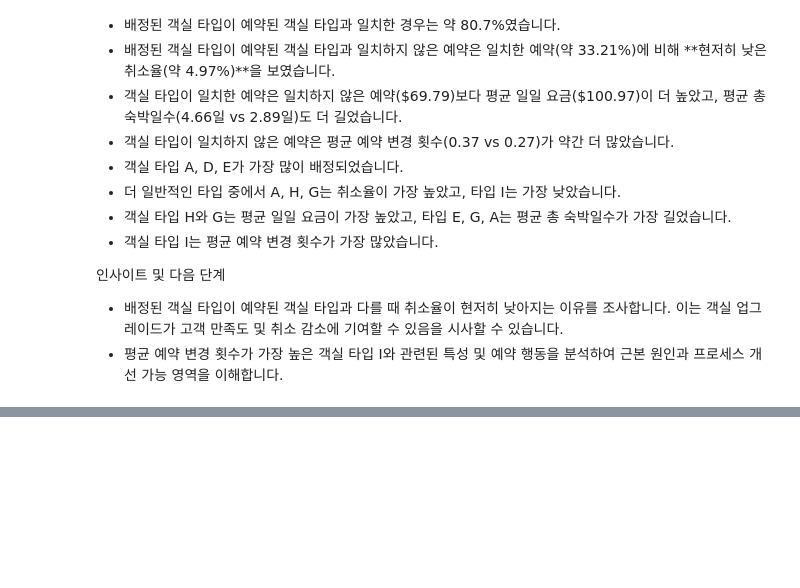
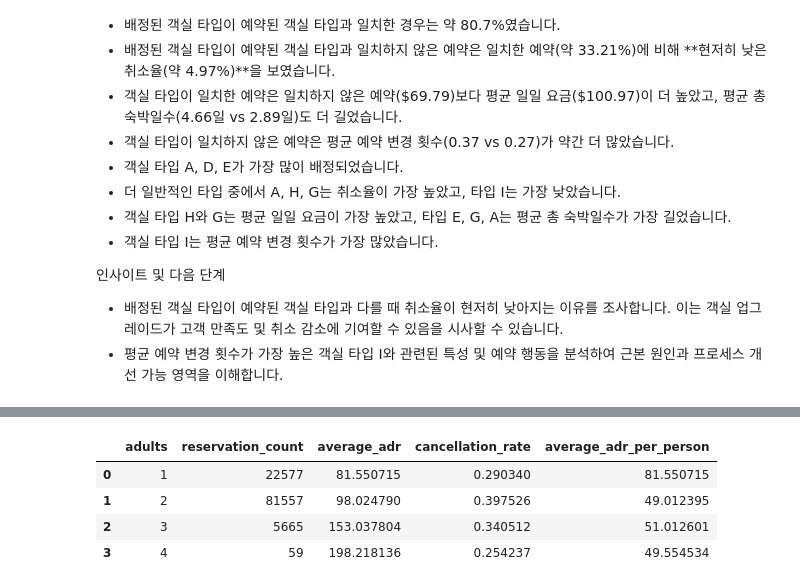
Before and after one commit to otto-Choi/Project-hotel_booking, a Jupyter notebook: notebooks/01_eda_customer_type.ipynb, the cells around one changed output, grey strips where cells are left out. Drawn from its saved outputs; the diff is of its cells as text; code cells hidden in the pictures; blank space fills up the shorter version.

```diff
--- a/notebooks/01_eda_customer_type.ipynb
+++ b/notebooks/01_eda_customer_type.ipynb
@@ -1336,0 +1544,91 @@ L과 P의 취소율이 100%로 관찰되었으나, 이는 적은 데이터 수
+# %%
+import pandas as pd
+import plotly.express as px
+
+# 성인으로만 구성된 예약 필터링 (children == 0, babies == 0)
+adults_only_df = df[(df['children'] == 0) & (df['babies'] == 0)].copy()
+
+# 분석 대상 성인 수 (1, 2, 3, 4)에 해당하는 데이터만 필터링
+adult_counts_to_analyze = [1, 2, 3, 4]
+filtered_adults_only_df = adults_only_df[adults_only_df['adults'].isin(adult_counts_to_analyze)]
+
+# 인당 평균 ADR 계산
+filtered_adults_only_df['adr_per_person'] = filtered_adults_only_df['adr'] / filtered_adults_only_df['adults']
+
+# 전체 평균 계산 (필터링된 데이터 기준)
+overall_avg_adr_filtered = filtered_adults_only_df['adr'].mean()
+overall_avg_cancellation_rate_filtered = filtered_adults_only_df['is_canceled'].mean()
+overall_avg_adr_per_person_filtered = filtered_adults_only_df['adr_per_person'].mean()
+
+
+# 성인 수별 분석
+analysis_by_adult_count = filtered_adults_only_df.groupby('adults').agg(
+    reservation_count=('adults', 'count'),
+    average_adr=('adr', 'mean'),
+    cancellation_rate=('is_canceled', 'mean'),
+    average_adr_per_person=('adr_per_person', 'mean') # 인당 평균 ADR 추가
+).reset_index() # 인덱스를 열로 변환
+
+print("성인으로만 구성된 예약 중 성인 수별 분석:")
+display(analysis_by_adult_count)
+
+
+# 1. 성인 수별 예약 건수 시각화
+fig_count = px.bar(analysis_by_adult_count, x='adults', y='reservation_count',
+                   title='성인으로만 구성된 예약 중 성인 수별 예약 건수',
+                   labels={'adults': '성인 수', 'reservation_count': '예약 건수'},
+                   color='adults',
+                   color_continuous_scale=px.colors.qualitative.Plotly,
+                   text='reservation_count')
+fig_count.update_layout(xaxis=dict(tickmode='linear')) # x축 틱을 선형으로 설정
+fig_count.update_traces(textposition='outside')
+fig_count.show()
+
+
+# 2. 성인 수별 평균 ADR 시각화
+fig_adr = px.bar(analysis_by_adult_count, x='adults', y='average_adr',
+                 title='성인으로만 구성된 예약 중 성인 수별 평균 ADR',
+                 labels={'adults': '성인 수', 'average_adr': '평균 ADR'},
+                 color='adults',
+                 color_continuous_scale=px.colors.qualitative.Plotly,
+                 text=analysis_by_adult_count['average_adr'].round(2))
+fig_adr.update_layout(xaxis=dict(tickmode='linear'))
+fig_adr.update_traces(textposition='outside')
+
+# 전체 평균 ADR 점선 추가
+fig_adr.add_hline(y=overall_avg_adr_filtered, line_dash="dash", line_color="red", annotation_text=f"전체 평균 ADR: {overall_avg_adr_filtered:.2f}", annotation_position="bottom right")
+
+fig_adr.show()
+
+
+# 3. 성인 수별 예약 취소율 시각화
+fig_canceled = px.bar(analysis_by_adult_count, x='adults', y='cancellation_rate',
+                      title='성인으로만 구성된 예약 중 성인 수별 예약 취소율',
+                      labels={'adults': '성인 수', 'cancellation_rate': '예약 취소율'},
+                      color='adults',
+                      color_continuous_scale=px.colors.qualitative.Plotly,
+                      text=analysis_by_adult_count['cancellation_rate'].apply(lambda x: f'{x:.2%}'))
+fig_canceled.update_layout(xaxis=dict(tickmode='linear'))
+fig_canceled.update_traces(textposition='outside')
+
+# 전체 평균 취소율 점선 추가
+fig_canceled.add_hline(y=overall_avg_cancellation_rate_filtered, line_dash="dash", line_color="red", annotation_text=f"전체 평균 취소율: {overall_avg_cancellation_rate_filtered:.2%}", annotation_position="bottom right")
+
+
+fig_canceled.show()
+
+# 4. 성인 수별 인당 평균 ADR 시각화 (새로 추가)
+fig_adr_per_person = px.bar(analysis_by_adult_count, x='adults', y='average_adr_per_person',
+                            title='성인으로만 구성된 예약 중 성인 수별 인당 평균 ADR',
+                            labels={'adults': '성인 수', 'average_adr_per_person': '인당 평균 ADR'},
+                            color='adults',
+                            color_continuous_scale=px.colors.qualitative.Plotly,
+                            text=analysis_by_adult_count['average_adr_per_person'].round(2))
+fig_adr_per_person.update_layout(xaxis=dict(tickmode='linear'))
+fig_adr_per_person.update_traces(textposition='outside')
+
+# 전체 평균 인당 ADR 점선 추가
+fig_adr_per_person.add_hline(y=overall_avg_adr_per_person_filtered, line_dash="dash", line_color="red", annotation_text=f"전체 평균 인당 ADR: {overall_avg_adr_per_person_filtered:.2f}", annotation_position="bottom right")
+
+fig_adr_per_person.show()
+# %% [output]
@@ -1336,0 +1640,5 @@ L과 P의 취소율이 100%로 관찰되었으나, 이는 적은 데이터 수
+|  | adults | reservation_count | average_adr | cancellation_rate | average_adr_per_person |
+| 0 | 1 | 22577 | 81.550715 | 0.290340 | 81.550715 |
+| 1 | 2 | 81557 | 98.024790 | 0.397526 | 49.012395 |
+| 2 | 3 | 5665 | 153.037804 | 0.340512 | 51.012601 |
+| 3 | 4 | 59 | 198.218136 | 0.254237 | 49.554534 |
```
Also changed, not shown: parts of 24 cells of this notebook.
